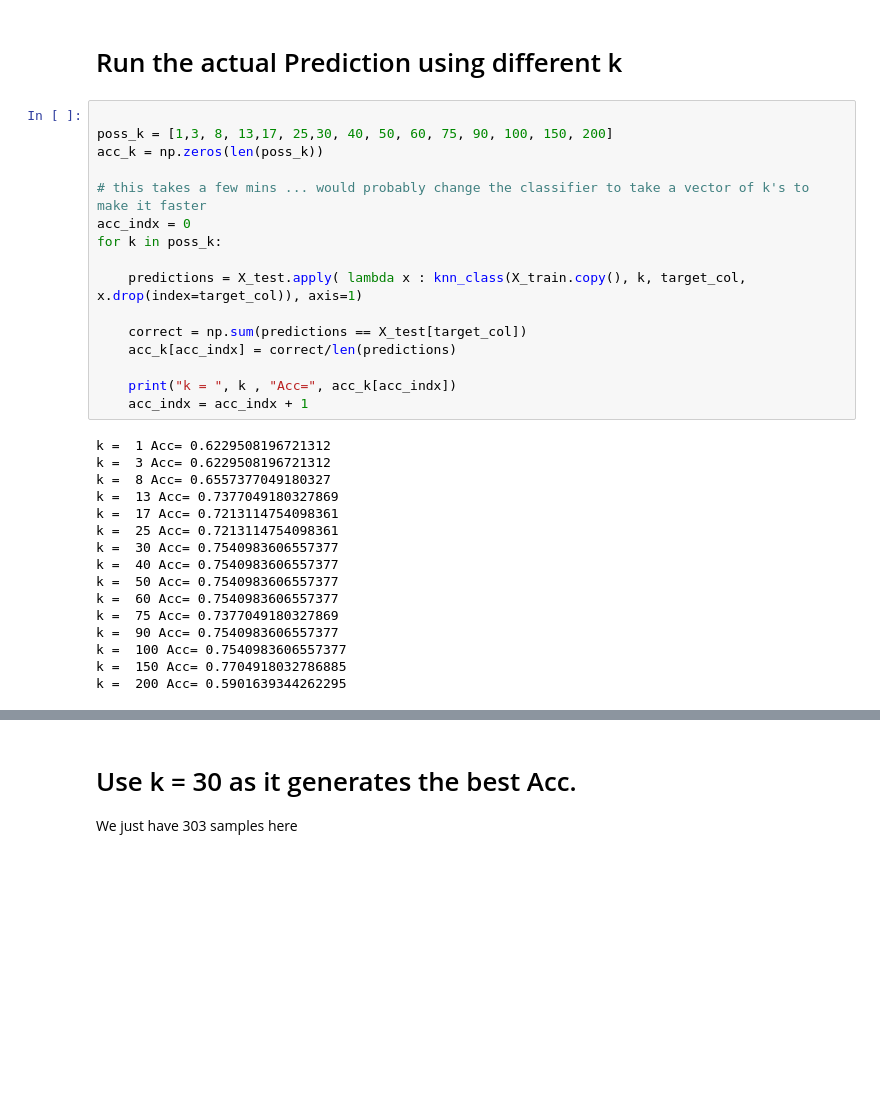
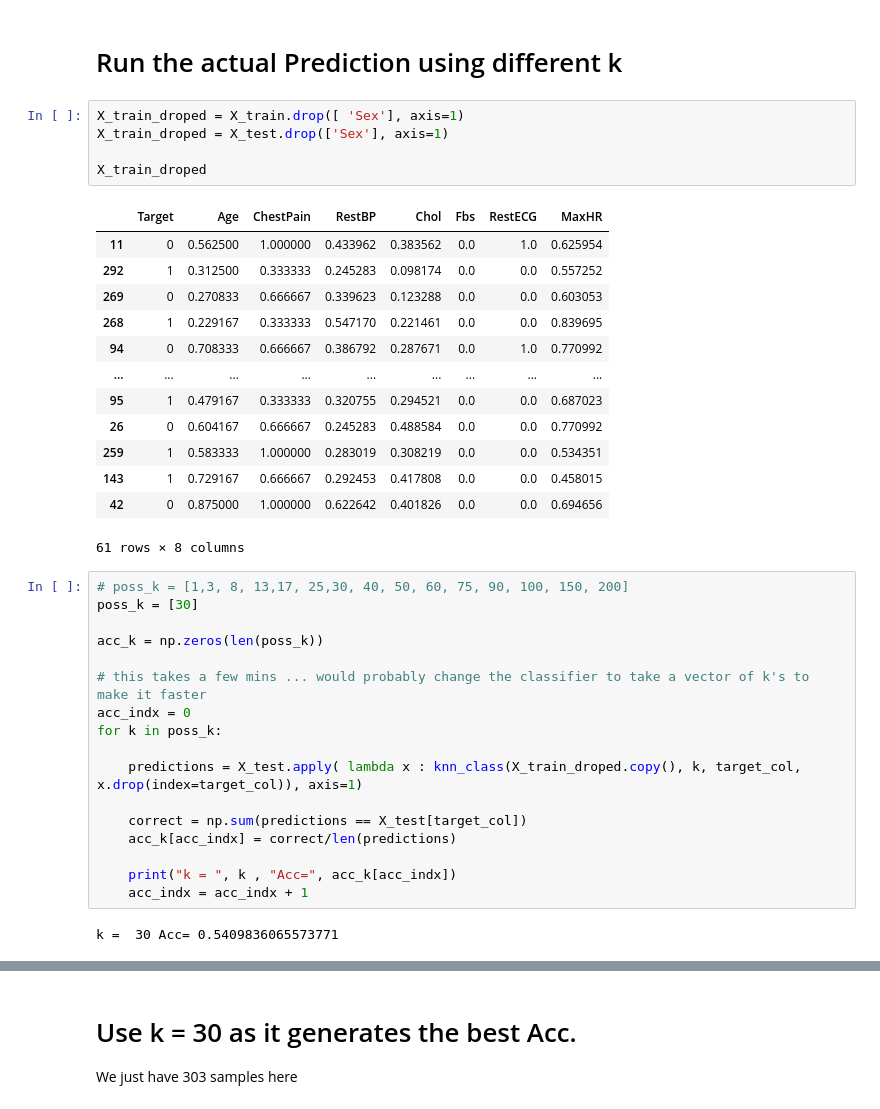
Before and after one commit to kiat/Elements-of-Data-Analytics, a Jupyter notebook: Code-Example-018-kNN.ipynb, the cells around one changed output, grey strips where cells are left out. Cells and saved outputs as stored; diff of their text form; blank space fills up the shorter version.

```diff
--- a/Code-Example-018-kNN.ipynb
+++ b/Code-Example-018-kNN.ipynb
@@ -278,16 +278,36 @@ def knn_class(df_train, k, target_col, observation ):
     return df_k[target_col].value_counts().index[0]
 # %% [markdown]
 # Run the actual Prediction using different k
+# %%
+X_train_droped = X_train.drop([ 'Sex'], axis=1)
+X_train_droped = X_test.drop(['Sex'], axis=1)
+
+X_train_droped
+# %% [output]
+|  | Target | Age | ChestPain | RestBP | Chol | Fbs | RestECG | MaxHR |
+| 11 | 0 | 0.562500 | 1.000000 | 0.433962 | 0.383562 | 0.0 | 1.0 | 0.625954 |
+| 292 | 1 | 0.312500 | 0.333333 | 0.245283 | 0.098174 | 0.0 | 0.0 | 0.557252 |
+| 269 | 0 | 0.270833 | 0.666667 | 0.339623 | 0.123288 | 0.0 | 0.0 | 0.603053 |
+| 268 | 1 | 0.229167 | 0.333333 | 0.547170 | 0.221461 | 0.0 | 0.0 | 0.839695 |
+| 94 | 0 | 0.708333 | 0.666667 | 0.386792 | 0.287671 | 0.0 | 1.0 | 0.770992 |
+| ... | ... | ... | ... | ... | ... | ... | ... | ... |
+| 95 | 1 | 0.479167 | 0.333333 | 0.320755 | 0.294521 | 0.0 | 0.0 | 0.687023 |
+| 26 | 0 | 0.604167 | 0.666667 | 0.245283 | 0.488584 | 0.0 | 0.0 | 0.770992 |
+| 259 | 1 | 0.583333 | 1.000000 | 0.283019 | 0.308219 | 0.0 | 0.0 | 0.534351 |
+| 143 | 1 | 0.729167 | 0.666667 | 0.292453 | 0.417808 | 0.0 | 0.0 | 0.458015 |
+| 42 | 0 | 0.875000 | 1.000000 | 0.622642 | 0.401826 | 0.0 | 0.0 | 0.694656 |
+61 rows × 8 columns
 # %%
+# poss_k = [1,3, 8, 13,17, 25,30, 40, 50, 60, 75, 90, 100, 150, 200]
+poss_k = [30]
 
-poss_k = [1,3, 8, 13,17, 25,30, 40, 50, 60, 75, 90, 100, 150, 200]
 acc_k = np.zeros(len(poss_k))
 
 # this takes a few mins ... would probably change the classifier to take a vector of k's to make it faster
 acc_indx = 0
 for k in poss_k:
 
-    predictions = X_test.apply( lambda x : knn_class(X_train.copy(), k, target_col, x.drop(index=target_col)), axis=1)
+    predictions = X_test.apply( lambda x : knn_class(X_train_droped.copy(), k, target_col, x.drop(index=target_col)), axis=1)
 
     correct = np.sum(predictions == X_test[target_col])
     acc_k[acc_indx] = correct/len(predictions)
@@ -295,21 +315,7 @@ for k in poss_k:
     print("k = ", k , "Acc=", acc_k[acc_indx])
     acc_indx = acc_indx + 1
 # %% [output]
-k =  1 Acc= 0.6229508196721312
-k =  3 Acc= 0.6229508196721312
-k =  8 Acc= 0.6557377049180327
-k =  13 Acc= 0.7377049180327869
-k =  17 Acc= 0.7213114754098361
-k =  25 Acc= 0.7213114754098361
-k =  30 Acc= 0.7540983606557377
-k =  40 Acc= 0.7540983606557377
-k =  50 Acc= 0.7540983606557377
-k =  60 Acc= 0.7540983606557377
-k =  75 Acc= 0.7377049180327869
-k =  90 Acc= 0.7540983606557377
-k =  100 Acc= 0.7540983606557377
-k =  150 Acc= 0.7704918032786885
-k =  200 Acc= 0.5901639344262295
+k =  30 Acc= 0.5409836065573771
 # %%
 plt.plot(poss_k,acc_k,'g-*')
 plt.xlabel('k')
```
Also changed, not shown: parts of 1 cell of this notebook, 1 other file.
